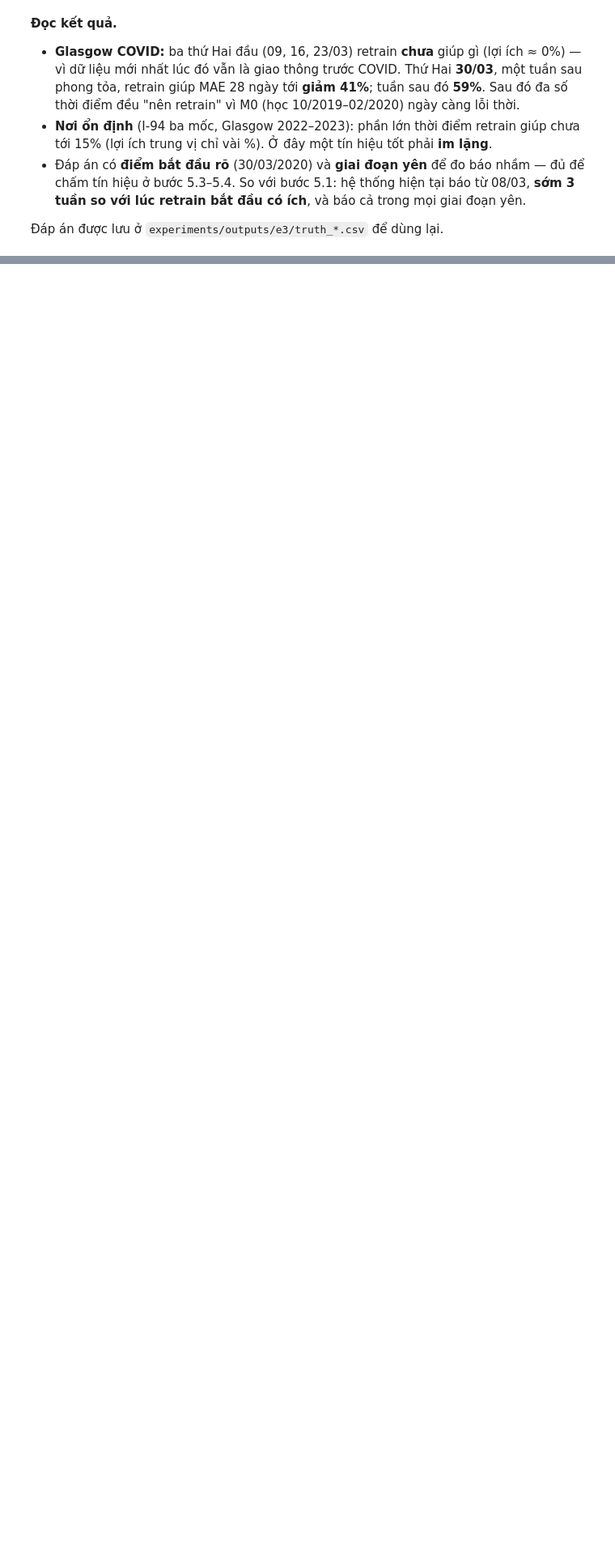
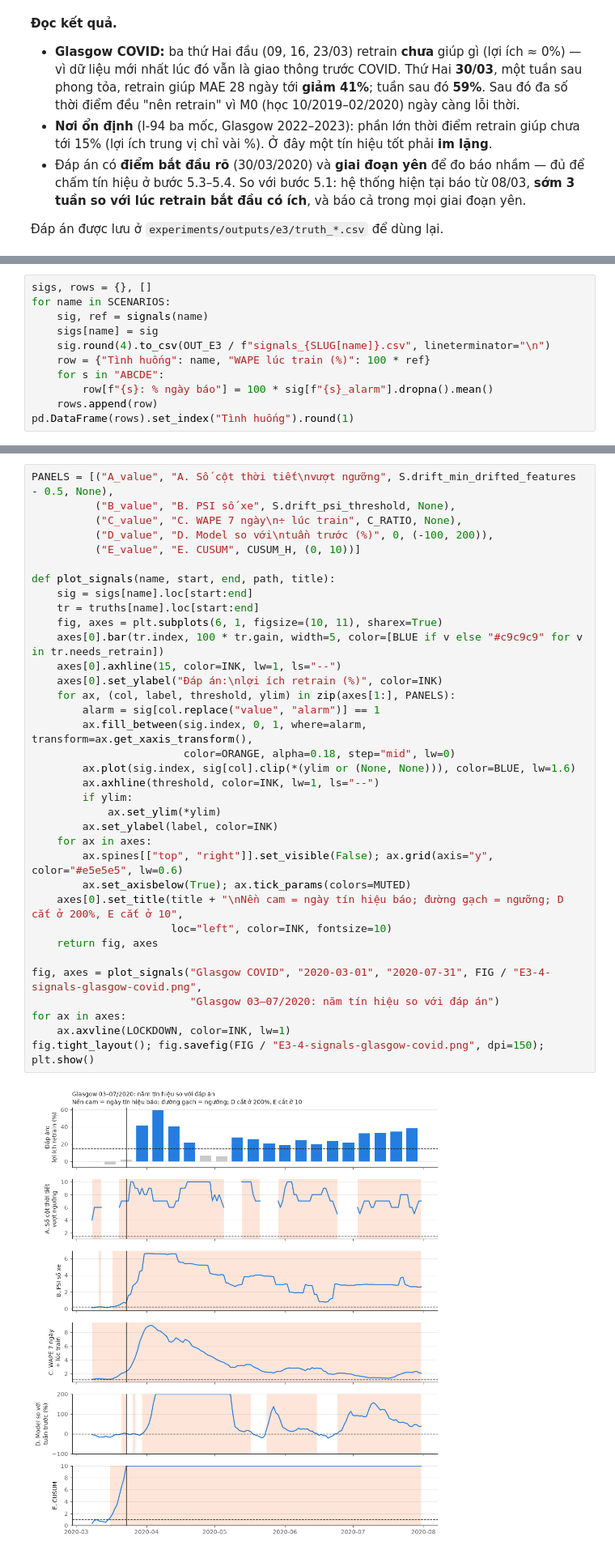
Before and after one commit to Phuctt205dev/adaptive-mlops-traffic-forecast-self-research-NT114.Q21, a Jupyter notebook: experiments/notebooks/E3-drift-retrain.ipynb, the cells around one changed output, grey strips where cells are left out. Shown at 81% size. Cells and saved outputs as stored; diff of their text form; blank space fills up the shorter version.

Commit message:
docs: add E3 step 5.3 (five drift signals on one timeline)

```diff
--- a/experiments/notebooks/E3-drift-retrain.ipynb
+++ b/experiments/notebooks/E3-drift-retrain.ipynb
@@ -457,0 +525,11 @@ fig.tight_layout(); fig.savefig(FIG / "E3-3-ground-truth-retrain-gain.png", dpi=
+# %%
+sigs, rows = {}, []
+for name in SCENARIOS:
+    sig, ref = signals(name)
+    sigs[name] = sig
+    sig.round(4).to_csv(OUT_E3 / f"signals_{SLUG[name]}.csv", lineterminator="\n")
+    row = {"Tình huống": name, "WAPE lúc train (%)": 100 * ref}
+    for s in "ABCDE":
+        row[f"{s}: % ngày báo"] = 100 * sig[f"{s}_alarm"].dropna().mean()
+    rows.append(row)
+pd.DataFrame(rows).set_index("Tình huống").round(1)
@@ -457,0 +571,37 @@ fig.tight_layout(); fig.savefig(FIG / "E3-3-ground-truth-retrain-gain.png", dpi=
+# %%
+PANELS = [("A_value", "A. Số cột thời tiết\nvượt ngưỡng", S.drift_min_drifted_features - 0.5, None),
+          ("B_value", "B. PSI số xe", S.drift_psi_threshold, None),
+          ("C_value", "C. WAPE 7 ngày\n÷ lúc train", C_RATIO, None),
+          ("D_value", "D. Model so với\ntuần trước (%)", 0, (-100, 200)),
+          ("E_value", "E. CUSUM", CUSUM_H, (0, 10))]
+
+def plot_signals(name, start, end, path, title):
+    sig = sigs[name].loc[start:end]
+    tr = truths[name].loc[start:end]
+    fig, axes = plt.subplots(6, 1, figsize=(10, 11), sharex=True)
+    axes[0].bar(tr.index, 100 * tr.gain, width=5, color=[BLUE if v else "#c9c9c9" for v in tr.needs_retrain])
+    axes[0].axhline(15, color=INK, lw=1, ls="--")
+    axes[0].set_ylabel("Đáp án:\nlợi ích retrain (%)", color=INK)
+    for ax, (col, label, threshold, ylim) in zip(axes[1:], PANELS):
+        alarm = sig[col.replace("value", "alarm")] == 1
+        ax.fill_between(sig.index, 0, 1, where=alarm, transform=ax.get_xaxis_transform(),
+                        color=ORANGE, alpha=0.18, step="mid", lw=0)
+        ax.plot(sig.index, sig[col].clip(*(ylim or (None, None))), color=BLUE, lw=1.6)
+        ax.axhline(threshold, color=INK, lw=1, ls="--")
+        if ylim:
+            ax.set_ylim(*ylim)
+        ax.set_ylabel(label, color=INK)
+    for ax in axes:
+        ax.spines[["top", "right"]].set_visible(False); ax.grid(axis="y", color="#e5e5e5", lw=0.6)
+        ax.set_axisbelow(True); ax.tick_params(colors=MUTED)
+    axes[0].set_title(title + "\nNền cam = ngày tín hiệu báo; đường gạch = ngưỡng; D cắt ở 200%, E cắt ở 10",
+                      loc="left", color=INK, fontsize=10)
+    return fig, axes
+
+fig, axes = plot_signals("Glasgow COVID", "2020-03-01", "2020-07-31", FIG / "E3-4-signals-glasgow-covid.png",
+                         "Glasgow 03–07/2020: năm tín hiệu so với đáp án")
+for ax in axes:
+    ax.axvline(LOCKDOWN, color=INK, lw=1)
+fig.tight_layout(); fig.savefig(FIG / "E3-4-signals-glasgow-covid.png", dpi=150); plt.show()
+# %% [output]
+[figure, added]
```
Also changed, not shown: parts of 8 cells of this notebook, 10 other files.
